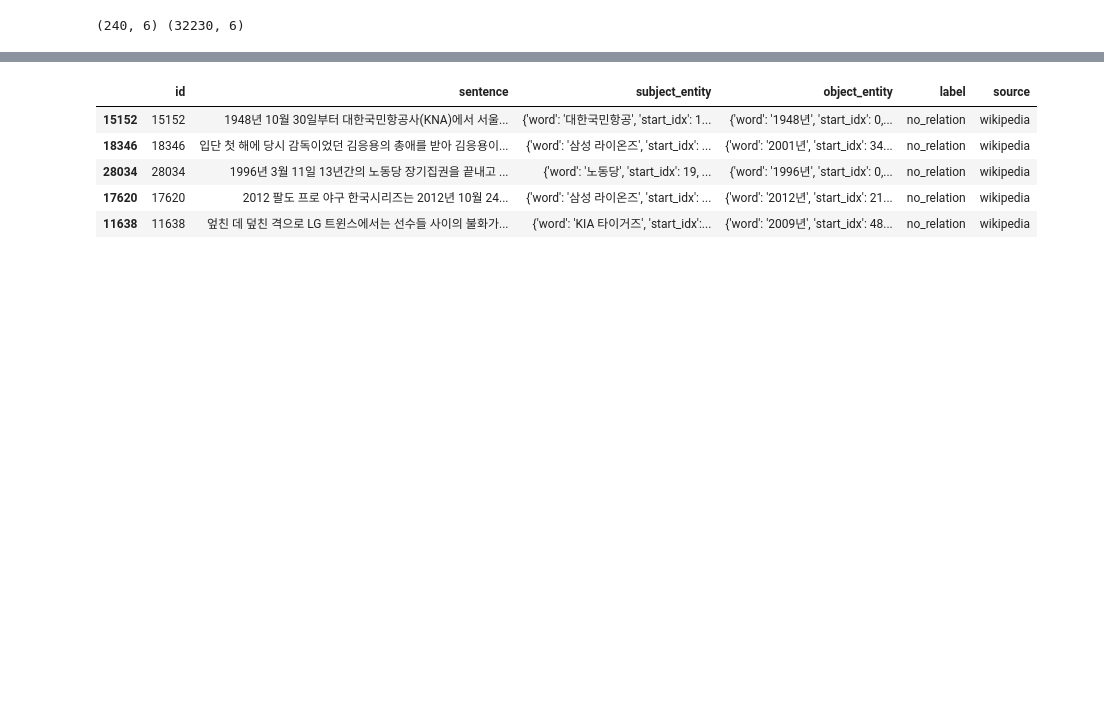
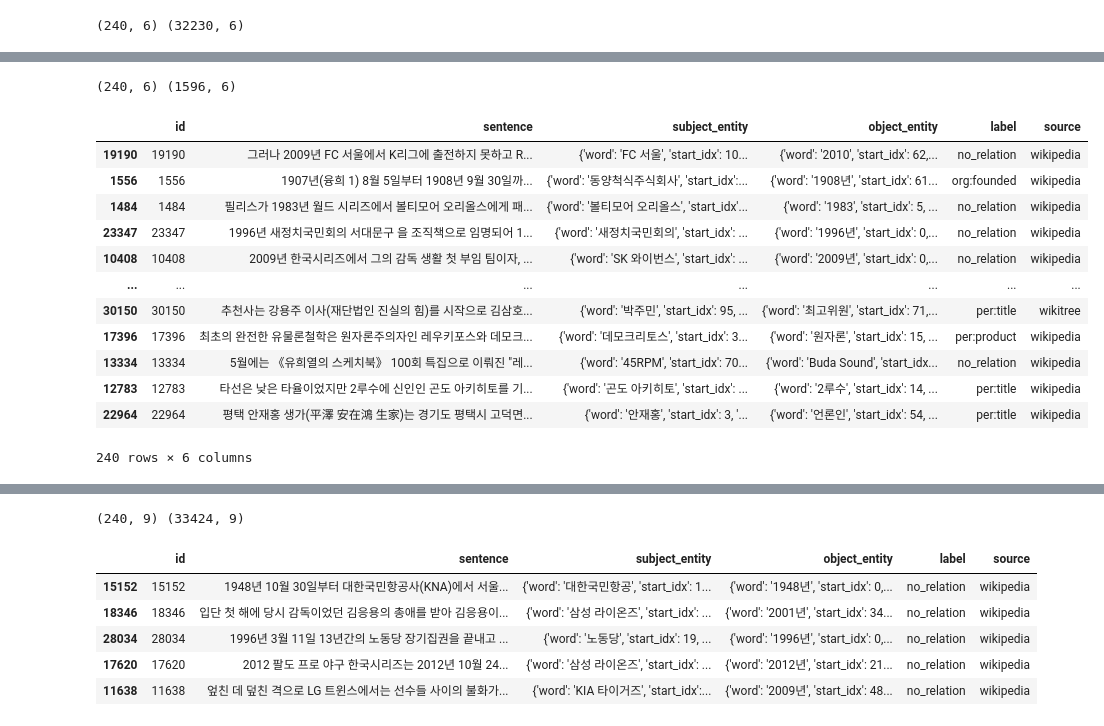
Before and after one commit to SangGank/bc_project2, a Jupyter notebook: dataAnalysis/makesample.ipynb, the cells around one changed output, grey strips where cells are left out. Cells and saved outputs as stored; diff of their text form; code cells hidden in the pictures; blank space fills up the shorter version.

```diff
--- a/dataAnalysis/makesample.ipynb
+++ b/dataAnalysis/makesample.ipynb
@@ -37,3 +72,29 @@ train_sample.to_csv('../data/dataset/train/train_type.csv')
+# %%
+train_data3 = train_data2.groupby(['object_type','subject_type']).sample(n=153, random_state=42)
+dev_index = train_data3.groupby(['object_type','subject_type']).sample(n=20, random_state=42).index
+dev_sample = train_data.loc[dev_index, train_data.columns]
+train_sample = train_data3.drop(dev_index).loc[: , train_data.columns]
+print(dev_sample.shape,train_sample.shape)
+dev_sample.to_csv('../data/dataset/train/dev_type3.csv')
+train_sample.to_csv('../data/dataset/train/train_type3.csv')
+# %% [output]
+(240, 6) (1596, 6)
+# %%
+dev_sample
+# %% [output]
+|  | id | sentence | subject_entity | object_entity | label | source |
+| 19190 | 19190 | 그러나 2009년 FC 서울에서 K리그에 출전하지 못하고 R... | {'word': 'FC 서울', 'start_idx': 10... | {'word': '2010', 'start_idx': 62,... | no_relation | wikipedia |
+| 1556 | 1556 | 1907년(융희 1) 8월 5일부터 1908년 9월 30일까... | {'word': '동양척식주식회사', 'start_idx':... | {'word': '1908년', 'start_idx': 61... | org:founded | wikipedia |
+| 1484 | 1484 | 필리스가 1983년 월드 시리즈에서 볼티모어 오리올스에게 패... | {'word': '볼티모어 오리올스', 'start_idx'... | {'word': '1983', 'start_idx': 5, ... | no_relation | wikipedia |
+| 23347 | 23347 | 1996년 새정치국민회의 서대문구 을 조직책으로 임명되어 1... | {'word': '새정치국민회의', 'start_idx': ... | {'word': '1996년', 'start_idx': 0,... | no_relation | wikipedia |
+| 10408 | 10408 | 2009년 한국시리즈에서 그의 감독 생활 첫 부임 팀이자, ... | {'word': 'SK 와이번스', 'start_idx': ... | {'word': '2009년', 'start_idx': 0,... | no_relation | wikipedia |
+| ... | ... | ... | ... | ... | ... | ... |
+| 30150 | 30150 | 추천사는 강용주 이사(재단법인 진실의 힘)를 시작으로 김삼호... | {'word': '박주민', 'start_idx': 95, ... | {'word': '최고위원', 'start_idx': 71,... | per:title | wikitree |
+| 17396 | 17396 | 최초의 완전한 유물론철학은 원자론주의자인 레우키포스와 데모크... | {'word': '데모크리토스', 'start_idx': 3... | {'word': '원자론', 'start_idx': 15, ... | per:product | wikipedia |
+| 13334 | 13334 | 5월에는 《유희열의 스케치북》 100회 특집으로 이뤄진 "레... | {'word': '45RPM', 'start_idx': 70... | {'word': 'Buda Sound', 'start_idx... | no_relation | wikipedia |
+| 12783 | 12783 | 타선은 낮은 타율이었지만 2루수에 신인인 곤도 아키히토를 기... | {'word': '곤도 아키히토', 'start_idx': ... | {'word': '2루수', 'start_idx': 14, ... | per:title | wikipedia |
+| 22964 | 22964 | 평택 안재홍 생가(平澤 安在鴻 生家)는 경기도 평택시 고덕면... | {'word': '안재홍', 'start_idx': 3, '... | {'word': '언론인', 'start_idx': 54, ... | per:title | wikipedia |
+240 rows × 6 columns
 # %%
 train2_data = pd.read_csv('../data/dataset/train/train2.csv')
 train2_data2 = train2_data.copy()
@@ -50,10 +111,12 @@ train2_data2.head()
 # %%
 dev_index = train2_data2.groupby(['object_type','subject_type']).sample(n=20, random_state=42).index
 dev_sample = train2_data2.iloc[dev_index]
-train_sample = train2_data2.drop(dev_index)
+train_sample = train2_data2.drop(dev_index).sample(frac=1,random_state=42)
 print(dev_sample.shape,train_sample.shape)
 dev_sample.to_csv('../data/dataset/train/dev_type2.csv')
 train_sample.to_csv('../data/dataset/train/train_type2.csv')
+# %% [output]
+(240, 9) (33424, 9)
 # %%
 dev_sample.head()
 # %% [output]
```
Also changed, not shown: parts of 3 cells of this notebook, 36 other files.
